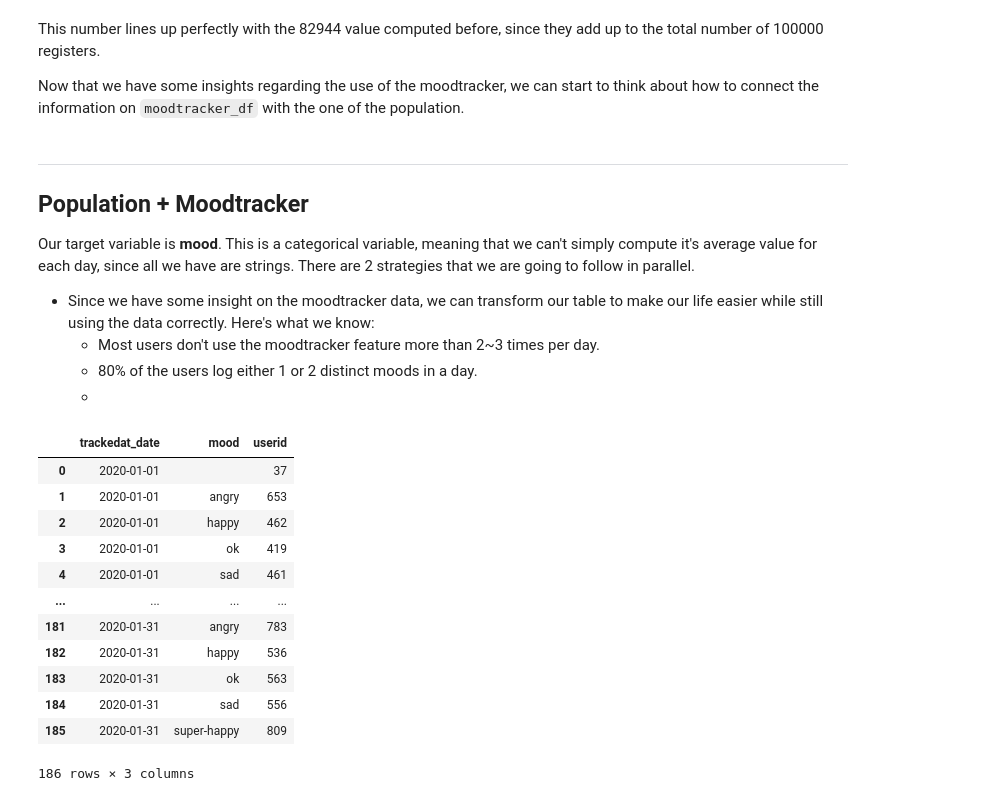
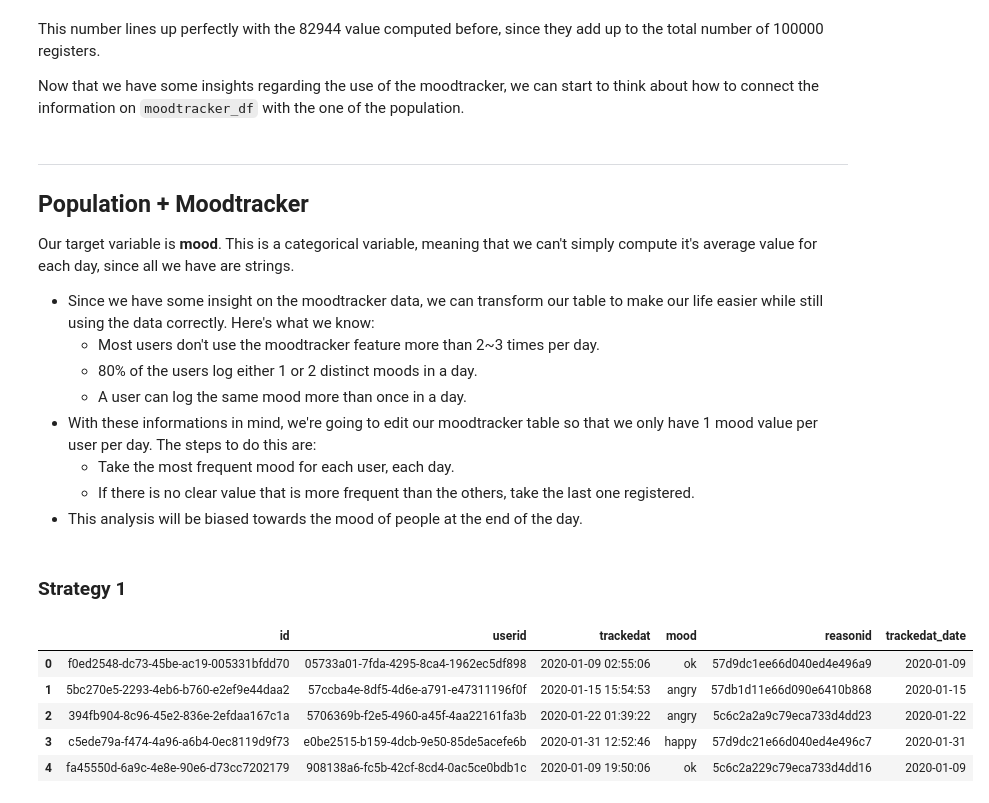
Before and after one commit to adfsan/z-challenge, a Jupyter notebook: Report1.ipynb, the cells around one changed output. Drawn from its saved outputs; the diff is of its cells as text; code cells hidden in the pictures.

```diff
--- a/Report1.ipynb
+++ b/Report1.ipynb
@@ -359,27 +371,15 @@ Now that we have some insights regarding the use of the moodtracker, we can star
 _______________
 ## Population + Moodtracker
 
-Our target variable is **mood**. This is a categorical variable, meaning that we can't simply compute it's average value for each day, since all we have are strings. There are 2 strategies that we are going to follow in parallel.
+Our target variable is **mood**. This is a categorical variable, meaning that we can't simply compute it's average value for each day, since all we have are strings.
 
 * Since we have some insight on the moodtracker data, we can transform our table to make our life easier while still using the data correctly. Here's what we know:
     * Most users don't use the moodtracker feature more than 2~3 times per day.
     * 80% of the users log either 1 or 2 distinct moods in a day.
-    *
+    * A user can log the same mood more than once in a day.
+* With these informations in mind, we're going to edit our moodtracker table so that we only have 1 mood value per user per day. The steps to do this are:
+    * Take the most frequent mood for each user, each day.
+    * If there is no clear value that is more frequent than the others, take the last one registered.
+* This analysis will be biased towards the mood of people at the end of the day.
-# %%
-# Let's check the evolution of each mood along time
-
-moodtracker_df.groupby(["trackedat_date", "mood"])["userid"].count().reset_index()
-# %% [output]
-|  | trackedat_date | mood | userid |
-| 0 | 2020-01-01 |  | 37 |
-| 1 | 2020-01-01 | angry | 653 |
-| 2 | 2020-01-01 | happy | 462 |
-| 3 | 2020-01-01 | ok | 419 |
-| 4 | 2020-01-01 | sad | 461 |
-| ... | ... | ... | ... |
-| 181 | 2020-01-31 | angry | 783 |
-| 182 | 2020-01-31 | happy | 536 |
-| 183 | 2020-01-31 | ok | 563 |
-| 184 | 2020-01-31 | sad | 556 |
-| 185 | 2020-01-31 | super-happy | 809 |
-186 rows × 3 columns
+# %% [markdown]
+### Strategy 1
@@ -385,0 +392,9 @@ moodtracker_df.groupby(["trackedat_date", "mood"])["userid"].count().reset_index
+# %%
+moodtracker_df.head()
+# %% [output]
+|  | id | userid | trackedat | mood | reasonid | trackedat_date |
+| 0 | f0ed2548-dc73-45be-ac19-005331bfdd70 | 05733a01-7fda-4295-8ca4-1962ec5df898 | 2020-01-09 02:55:06 | ok | 57d9dc1ee66d040ed4e496a9 | 2020-01-09 |
+| 1 | 5bc270e5-2293-4eb6-b760-e2ef9e44daa2 | 57ccba4e-8df5-4d6e-a791-e47311196f0f | 2020-01-15 15:54:53 | angry | 57db1d11e66d090e6410b868 | 2020-01-15 |
+| 2 | 394fb904-8c96-45e2-836e-2efdaa167c1a | 5706369b-f2e5-4960-a45f-4aa22161fa3b | 2020-01-22 01:39:22 | angry | 5c6c2a2a9c79eca733d4dd23 | 2020-01-22 |
+| 3 | c5ede79a-f474-4a96-a6b4-0ec8119d9f73 | e0be2515-b159-4dcb-9e50-85de5acefe6b | 2020-01-31 12:52:46 | happy | 57d9dc21e66d040ed4e496c7 | 2020-01-31 |
+| 4 | fa45550d-6a9c-4e8e-90e6-d73cc7202179 | 908138a6-fc5b-42cf-8cd4-0ac5ce0bdb1c | 2020-01-09 19:50:06 | ok | 5c6c2a229c79eca733d4dd16 | 2020-01-09 |
```
Also changed, not shown: parts of 7 cells of this notebook.
